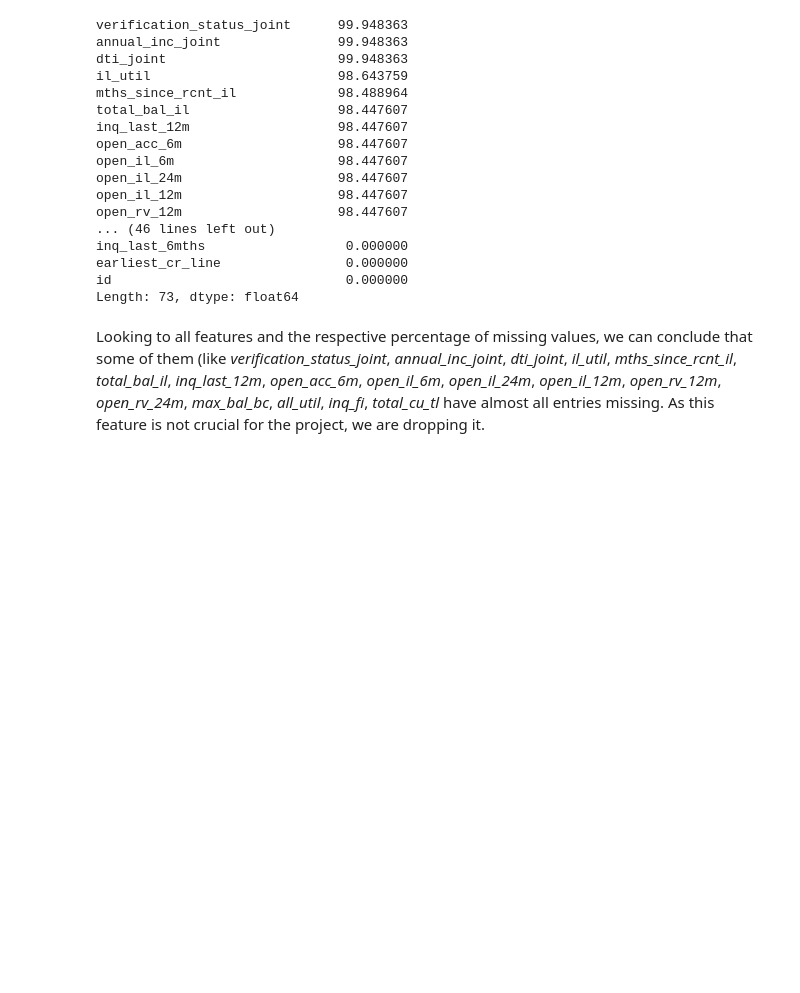
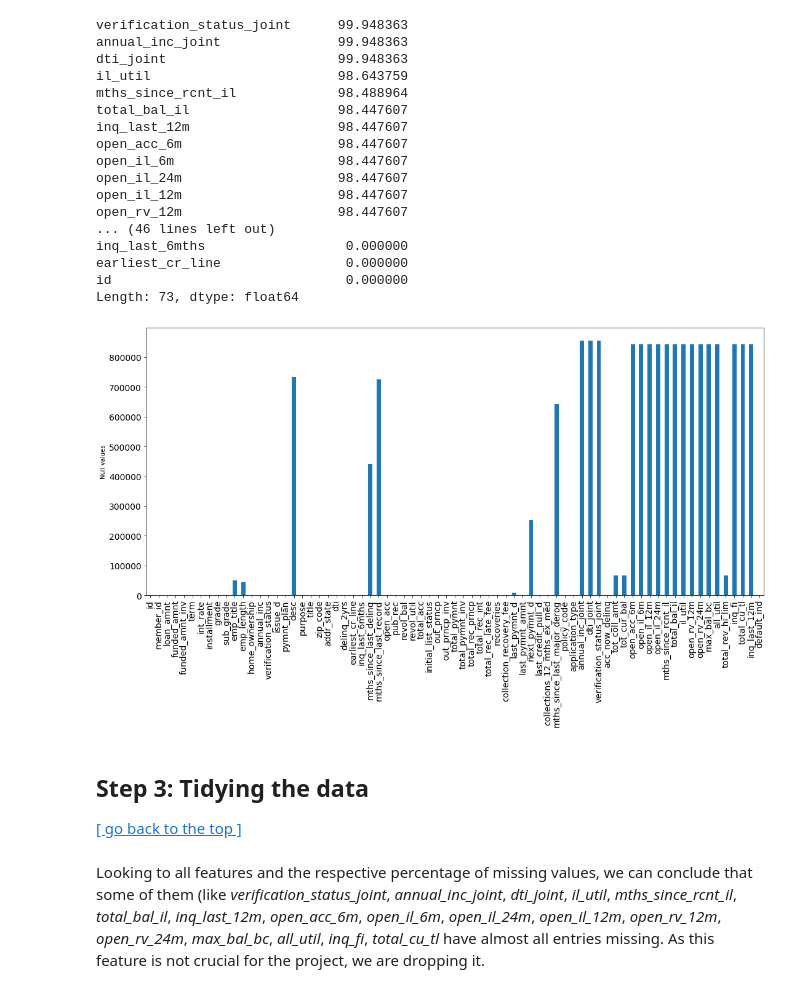
Before and after one commit to pedrovponte/IART-g39, a Jupyter notebook: proj2/src/credit_risk_analysis.ipynb, the cells around one changed output. Cells and saved outputs as stored; diff of their text form; code cells hidden in the pictures; blank space fills up the shorter version.

```diff
--- a/proj2/src/credit_risk_analysis.ipynb
+++ b/proj2/src/credit_risk_analysis.ipynb
@@ -206,6 +221,14 @@ inq_last_6mths                  0.000000
 earliest_cr_line                0.000000
 id                              0.000000
 Length: 73, dtype: float64
+# %%
+credit_data.isnull().sum().plot(kind='bar', figsize=(18,8), fontsize=14,);
+plt.ylabel('Null values');
+# %% [output]
+[figure, added]
+# %% [markdown]
+## Step 3: Tidying the data
+[[ go back to the top ]](#Table-of-contents)
 # %% [markdown]
 Looking to all features and the respective percentage of missing values, we can conclude that some of them (like *verification_status_joint*, *annual_inc_joint*, *dti_joint*, *il_util*, *mths_since_rcnt_il*, *total_bal_il*, *inq_last_12m*, *open_acc_6m*, *open_il_6m*, *open_il_24m*, *open_il_12m*, *open_rv_12m*, *open_rv_24m*, *max_bal_bc*, *all_util*, *inq_fi*, *total_cu_tl* have almost all entries missing. As this feature is not crucial for the project, we are dropping it.
 # %%
```
Also changed, not shown: parts of 38 cells of this notebook, 1 other file.
